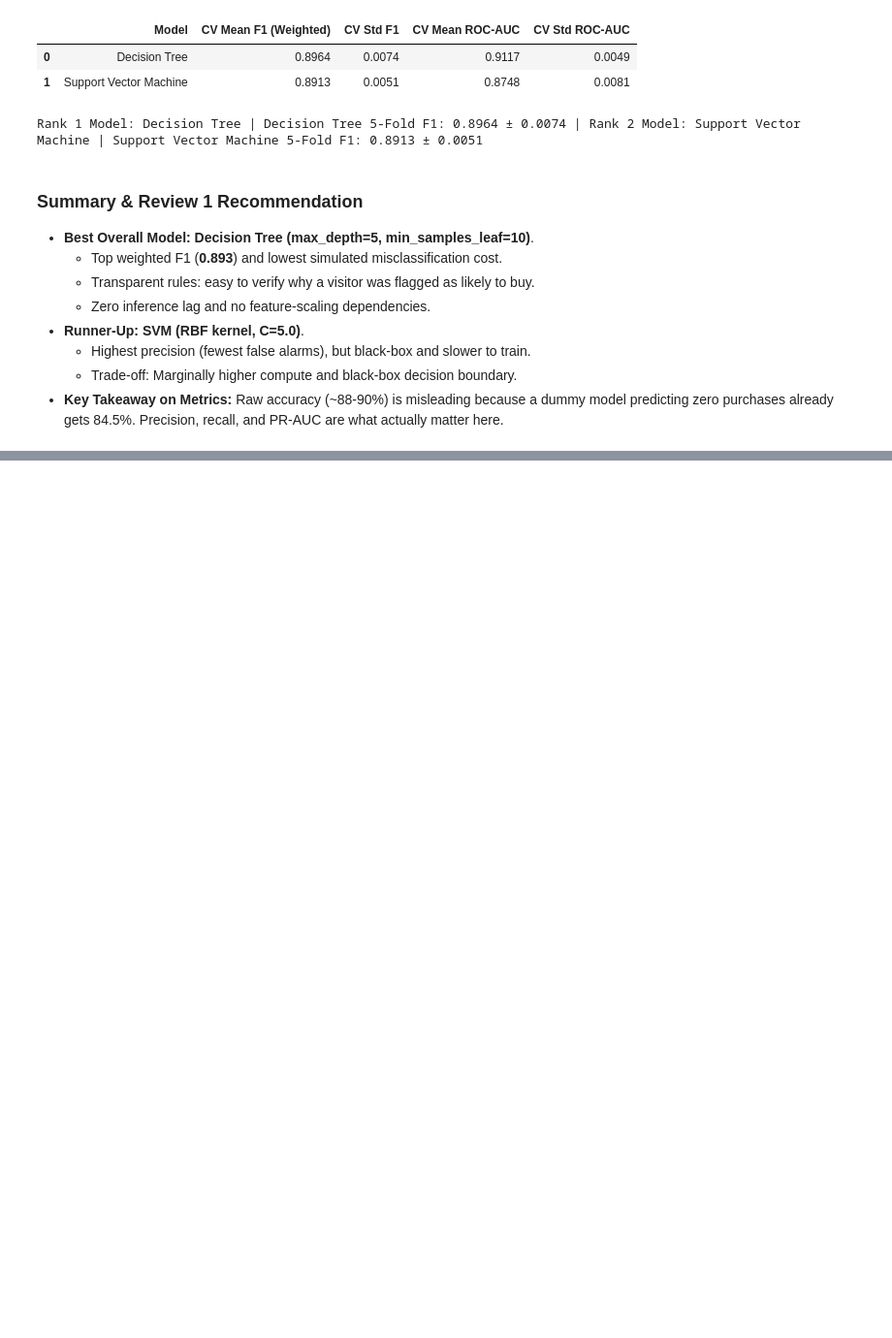
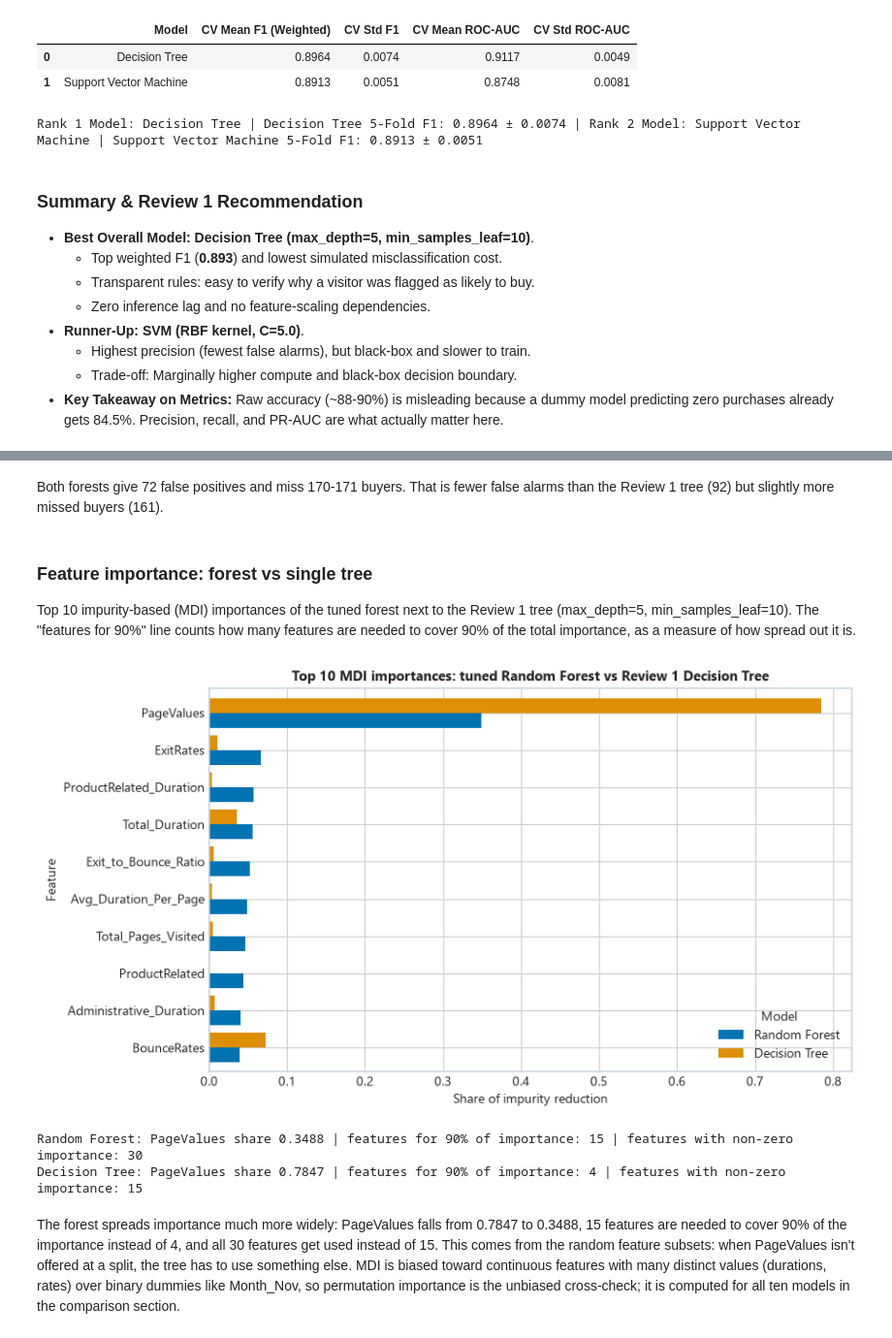
Before and after one commit to MR7star/ML-Capstone-Project, a Jupyter notebook: notebooks/classification.ipynb, the cells around one changed output, grey strips where cells are left out. Shown at 97% size. Saved outputs shown, nothing was run; the diff lists cells and outputs as text; code cells hidden in the pictures; blank space fills up the shorter version.

```diff
--- a/notebooks/classification.ipynb
+++ b/notebooks/classification.ipynb
@@ -1332,0 +1397,29 @@ Rank 1 Model: Decision Tree | Decision Tree 5-Fold F1: 0.8964 ± 0.0074 | Rank 2
+# %% [markdown]
+Both forests give 72 false positives and miss 170-171 buyers. That is fewer false alarms than the Review 1 tree (92) but slightly more missed buyers (161).
+# %% [markdown]
+### Feature importance: forest vs single tree
+Top 10 impurity-based (MDI) importances of the tuned forest next to the Review 1 tree (max_depth=5, min_samples_leaf=10). The "features for 90%" line counts how many features are needed to cover 90% of the total importance, as a measure of how spread out it is.
+# %%
+dt_ref = part_a_models()["Decision Tree"].fit(X_train, y_train)
+imp = pd.DataFrame({"Random Forest": rf_search.best_estimator_.feature_importances_,
+                    "Decision Tree": dt_ref.feature_importances_}, index=X_train.columns)
+top10 = imp.sort_values("Random Forest", ascending=False).head(10)
+
+fig, ax = plt.subplots(figsize=(9, 5))
+top10[::-1].plot.barh(ax=ax, color=[cm_palette[0], cm_palette[1]], width=0.8)
+ax.set_title("Top 10 MDI importances: tuned Random Forest vs Review 1 Decision Tree", fontsize=11, fontweight="bold")
+ax.set_xlabel("Share of impurity reduction")
+ax.set_ylabel("Feature")
+ax.legend(title="Model")
+plt.tight_layout()
+plt.show()
+
+for col in imp:
+    s = imp[col].sort_values(ascending=False)
+    print(f"{col}: PageValues share {s['PageValues']:.4f} | features for 90% of importance: {(s.cumsum() < 0.90).sum() + 1} | features with non-zero importance: {(s > 0).sum()}")
+# %% [output]
+[figure, added]
+Random Forest: PageValues share 0.3488 | features for 90% of importance: 15 | features with non-zero importance: 30
+Decision Tree: PageValues share 0.7847 | features for 90% of importance: 4 | features with non-zero importance: 15
+# %% [markdown]
+The forest spreads importance much more widely: PageValues falls from 0.7847 to 0.3488, 15 features are needed to cover 90% of the importance instead of 4, and all 30 features get used instead of 15. This comes from the random feature subsets: when PageValues isn't offered at a split, the tree has to use something else. MDI is biased toward continuous features with many distinct values (durations, rates) over binary dummies like Month_Nov, so permutation importance is the unbiased cross-check; it is computed for all ten models in the comparison section.
```
Also changed, not shown: parts of 9 cells of this notebook, 1 other file.
